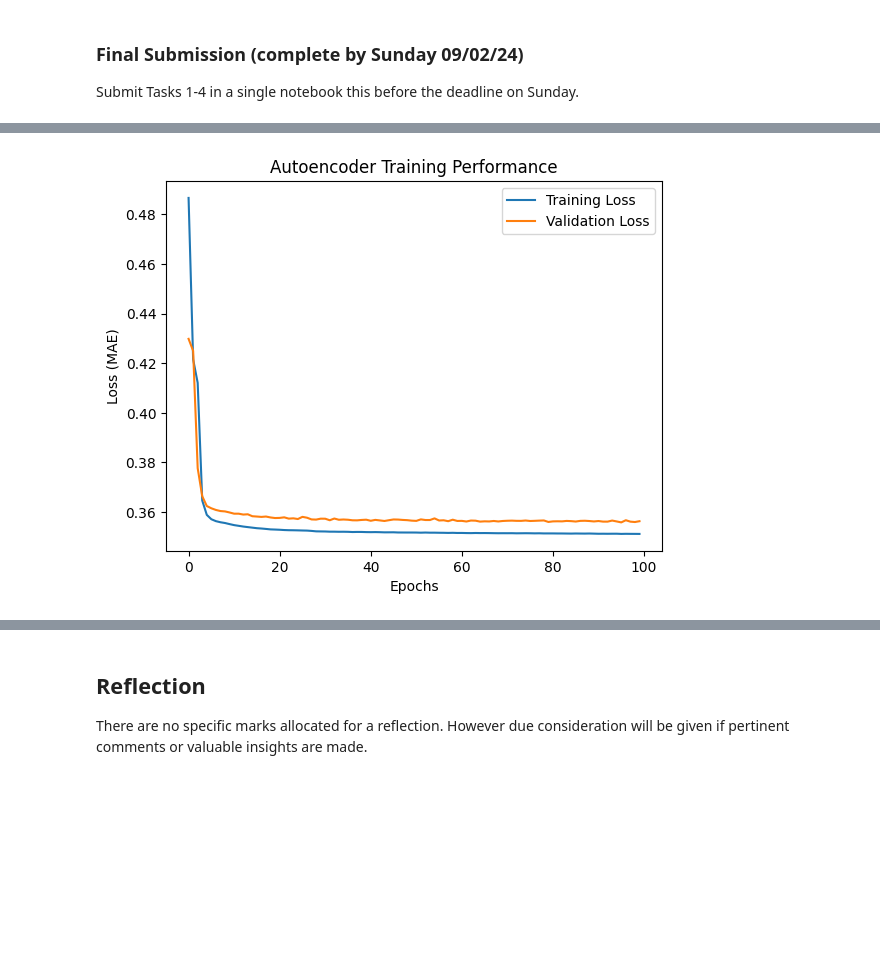
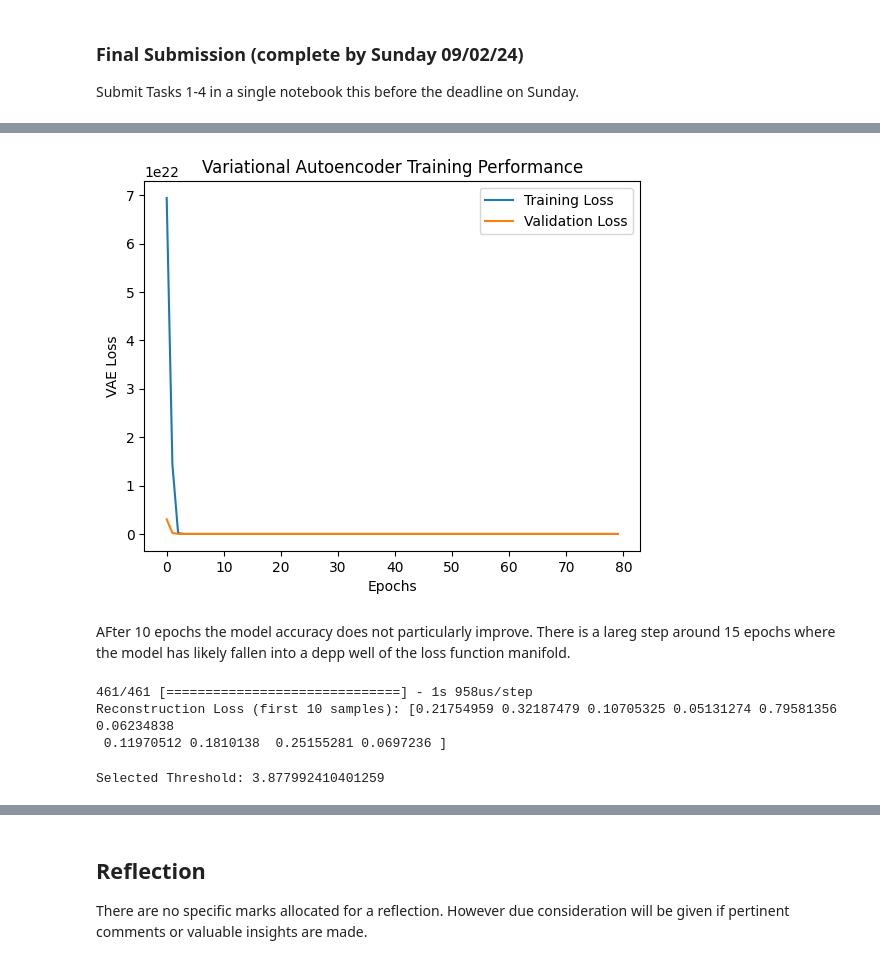
Before and after one commit to Noonansean1/CS5004, a Jupyter notebook: e-tivities/Etivity1_23300159.ipynb, the cells around one changed output, grey strips where cells are left out. Saved outputs shown, nothing was run; the diff lists cells and outputs as text; code cells hidden in the pictures; blank space fills up the shorter version.

```diff
--- a/e-tivities/Etivity1_23300159.ipynb
+++ b/e-tivities/Etivity1_23300159.ipynb
@@ -702,21 +656,36 @@ Total params: 213 (852.00 Byte)
 Trainable params: 213 (852.00 Byte)
 Non-trainable params: 0 (0.00 Byte)
 _________________________________________________________________
-# %%
-vae.compile(optimizer=tf.keras.optimizers.Adam(learning_rate=0.001), loss='mae')
 # %%
-# Generate the new loss function with the reconstruction error and the Kulback-Leibler
-# divergence
+# Calculate reconstruction loss (Mean Squared Error)
+reconstruction_loss = K.mean(K.square(reconstructions - inputs), axis=1)
 
-# Calculate reconstruction error for each sample
-reconstruction_loss = K.mean(K.square(reconstructions - X_test), axis=1)
+# KL divergence loss (regularization)
 z = 1 + z_log_var - K.square(z_mean) - K.exp(z_log_var)
-kl_loss = -0.5*z
-kl_loss = K.mean(kl_loss)
+kl_loss = -0.5 * K.sum(z, axis=-1)  # Sum over the latent dimension
+kl_loss = K.mean(kl_loss)  # Take the mean across the batch
+
+# Total VAE loss: reconstruction loss + KL divergence loss
 vae_loss_tot = reconstruction_loss + kl_loss
-# vae.add_loss(vae_loss_tot)
+
+
+# Add the custom loss to the VAE model
+vae.add_loss(vae_loss_tot)
+
+# Compile the model
+vae.compile(optimizer=tf.keras.optimizers.Adam(learning_rate=0.0001, clipvalue=1.0))
+# %%
+# Create a custom callback to print KL and reconstruction loss during training
+class PrintLosses(tf.keras.callbacks.Callback):
+    def on_epoch_end(self, epoch, logs=None):
+        # logs contains the losses from training
+        reconstruction_loss_value = logs.get('loss')  # This is the VAE loss
+        kl_loss_value = logs.get('val_loss')  # This is the validation loss
+
+        # Print the losses
+        print(f"Epoch {epoch+1}: Reconstruction Loss = {reconstruction_loss_value}, KL Divergence = {kl_loss_value}")
 # %%
-batch_size = 32
+batch_size = 64
 # Train the autoencoder
 history1 = vae.fit(
     X_train,
@@ -727,7 +696,8 @@ history1 = vae.fit(
     shuffle=True,
     verbose=2,
     callbacks=[
-        tf.keras.callbacks.EarlyStopping(monitor='val_loss', patience=20, restore_best_weights=True)
+        tf.keras.callbacks.EarlyStopping(monitor='val_loss', patience=20, restore_best_weights=True),
+        PrintLosses()
     ]
 )
 # %% [output]
@@ -753,11 +723,35 @@ vae.save_weights('vae_mlp.h5')
 # %%
 # Plot training and validation loss
 plt.plot(history1.history['loss'], label='Training Loss')
 plt.plot(history1.history['val_loss'], label='Validation Loss')
 plt.xlabel('Epochs')
-plt.ylabel('Loss (MAE)')
+plt.ylabel('VAE Loss')
 plt.legend()
-plt.title('Autoencoder Training Performance')
+plt.title('Variational Autoencoder Training Performance')
 plt.show()
 # %% [output]
-[figure, old version]
+[figure, new version]
+# %% [markdown]
+AFter 10 epochs the model accuracy does not particularly improve. There is a lareg step around 15 epochs where the model has likely fallen into a depp well of the loss function manifold.
+# %%
+import numpy as np
+
+# Get model predictions (reconstructed data)
+reconstructions = vae.predict(X_test)
+
+# Compute reconstruction loss (MSE for each sample)
+reconstruction_loss = np.mean(np.square(X_test - reconstructions), axis=1)
+
+# Print sample reconstruction losses
+print("Reconstruction Loss (first 10 samples):", reconstruction_loss[:10])
+# %% [output]
+461/461 [==============================] - 1s 958us/step
+Reconstruction Loss (first 10 samples): [0.21754959 0.32187479 0.10705325 0.05131274 0.79581356 0.06234838
+ 0.11970512 0.1810138  0.25155281 0.0697236 ]
+# %%
+# Select the 95th percentile as the anomaly threshold
+threshold = np.percentile(reconstruction_loss, 95)
+
+print(f"Selected Threshold: {threshold}")
+# %% [output]
+Selected Threshold: 3.877992410401259
```
Also changed, not shown: parts of 36 cells of this notebook.
